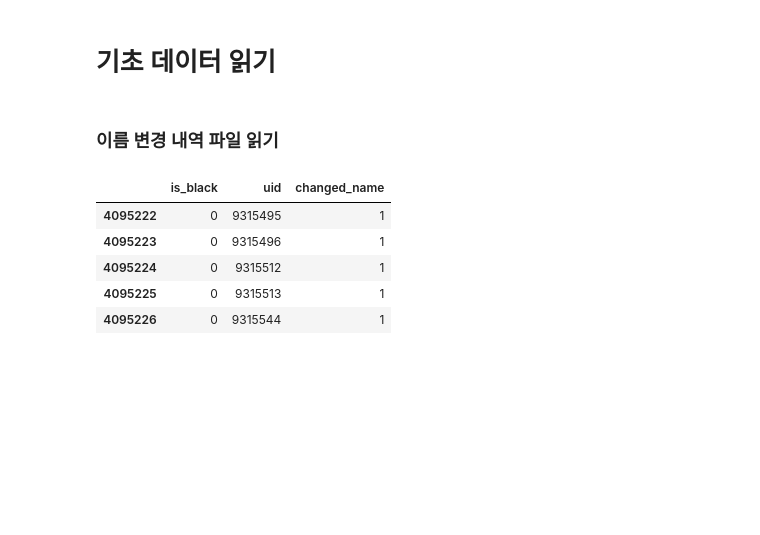
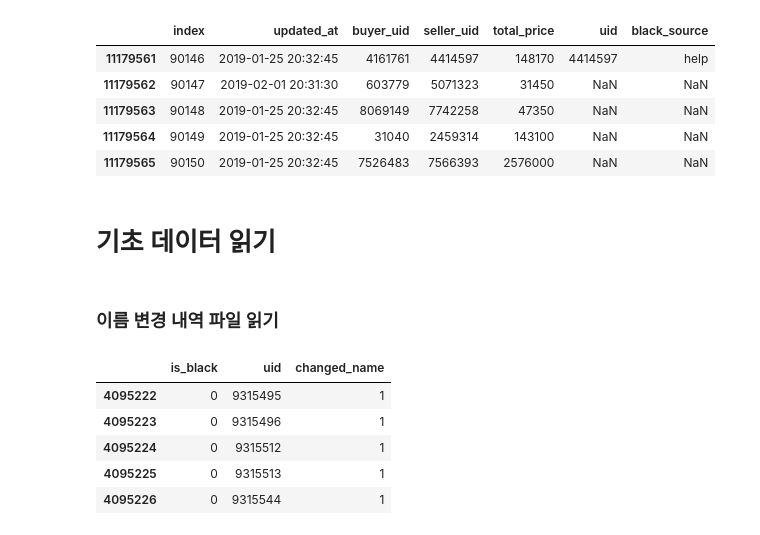
Before and after one commit to kiyoja07/python-bunjang, a Jupyter notebook: data-analysis/jupyter/fraud_find_variables.ipynb, the cells around one changed output. Drawn from its saved outputs; the diff is of its cells as text; code cells hidden in the pictures; blank space fills up the shorter version.

```diff
--- a/data-analysis/jupyter/fraud.ipynb
+++ b/data-analysis/jupyter/fraud_find_variables.ipynb
@@ -6,0 +80,8 @@ import seaborn as sns
+# %%
+fraud_uid_1 = pd.merge(fraud_uid_help, fraud_uid_block, on='uid', how='outer')
+
+fraud_uid = pd.merge(fraud_uid_1, fraud_uid_operation, on='uid', how='outer')
+
+fraud_uid = fraud_uid.fillna(0)
+
+fraud_uid.tail()
@@ -6,0 +137,7 @@ import seaborn as sns
+# %%
+read_path = '../csv/pay_history.csv'
+pay_raw = pd.read_csv(read_path)
+
+pay_raw = pay_raw.rename(columns={'buyer_id': 'buyer_uid', 'seller_id': 'seller_uid', 'deposit_done_date': 'updated_at'})
+
+pay_raw.tail()
@@ -6,0 +151,7 @@ import seaborn as sns
+# %%
+read_path = '../csv/bunp_history.csv'
+bunp_raw = pd.read_csv(read_path)
+
+bunp_raw = bunp_raw.rename(columns={'seller_pid_price': 'total_price'})
+
+bunp_raw.tail()
@@ -6,0 +165,6 @@ import seaborn as sns
+# %%
+transaction = pd.concat([bunp_raw, pay_raw], axis=0).reset_index()
+
+transaction['seller_uid'] = transaction['seller_uid'].astype(str)
+
+transaction.tail()
@@ -7,3 +178,15 @@ import seaborn as sns
+# %%
+transaction_black = pd.merge(transaction, fraud_uid[['uid', 'black_source']],
+                             left_on=['seller_uid'], right_on=['uid'], how='left')
+
+transaction_black.tail()
+# %% [output]
+|  | index | updated_at | buyer_uid | seller_uid | total_price | uid | black_source |
+| 11179561 | 90146 | 2019-01-25 20:32:45 | 4161761 | 4414597 | 148170 | 4414597 | help |
+| 11179562 | 90147 | 2019-02-01 20:31:30 | 603779 | 5071323 | 31450 | NaN | NaN |
+| 11179563 | 90148 | 2019-01-25 20:32:45 | 8069149 | 7742258 | 47350 | NaN | NaN |
+| 11179564 | 90149 | 2019-01-25 20:32:45 | 31040 | 2459314 | 143100 | NaN | NaN |
+| 11179565 | 90150 | 2019-01-25 20:32:45 | 7526483 | 7566393 | 2576000 | NaN | NaN |
 # %% [markdown]
 # 기초 데이터 읽기
 # %% [markdown]
```
Also changed, not shown: parts of 34 cells of this notebook, 9 other files.
